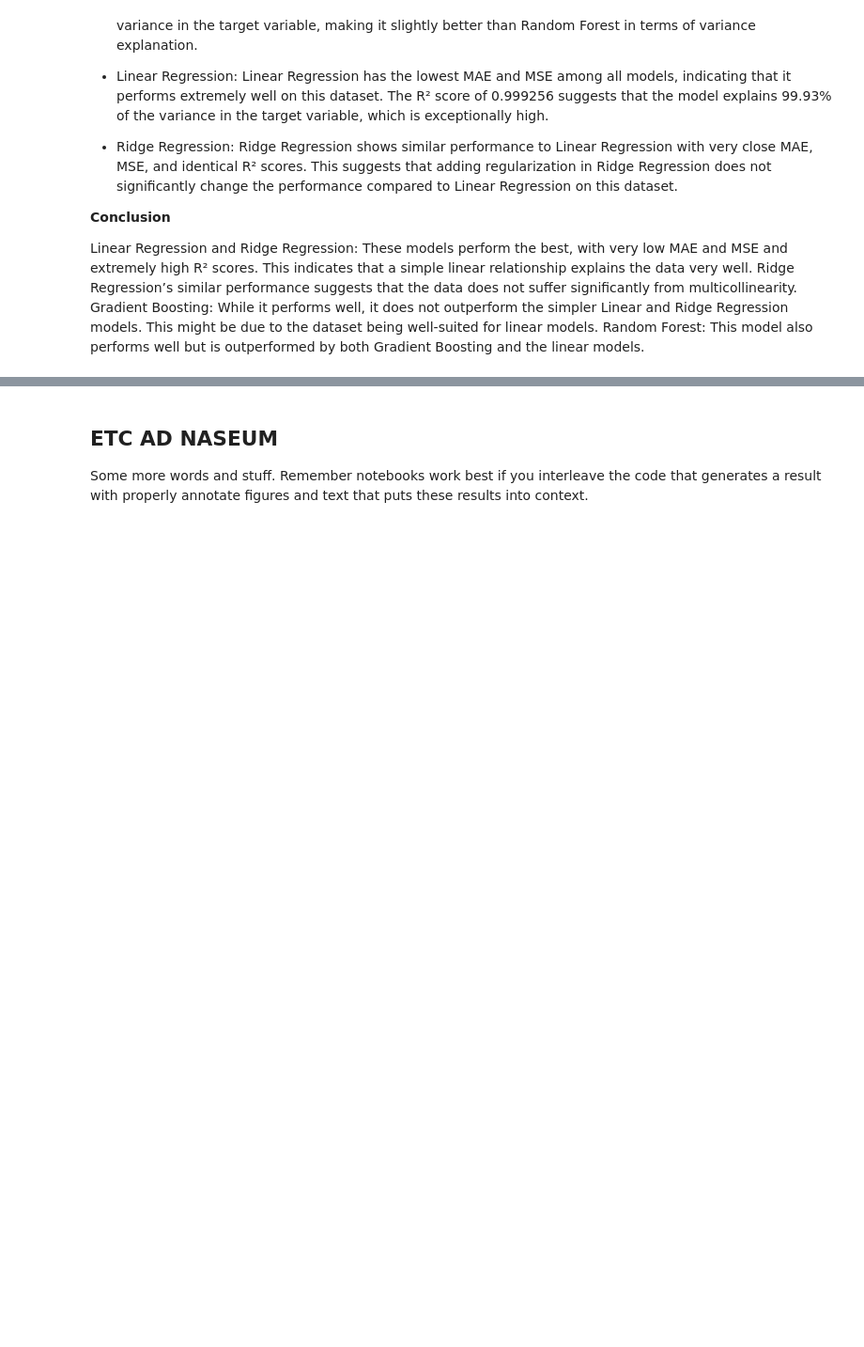
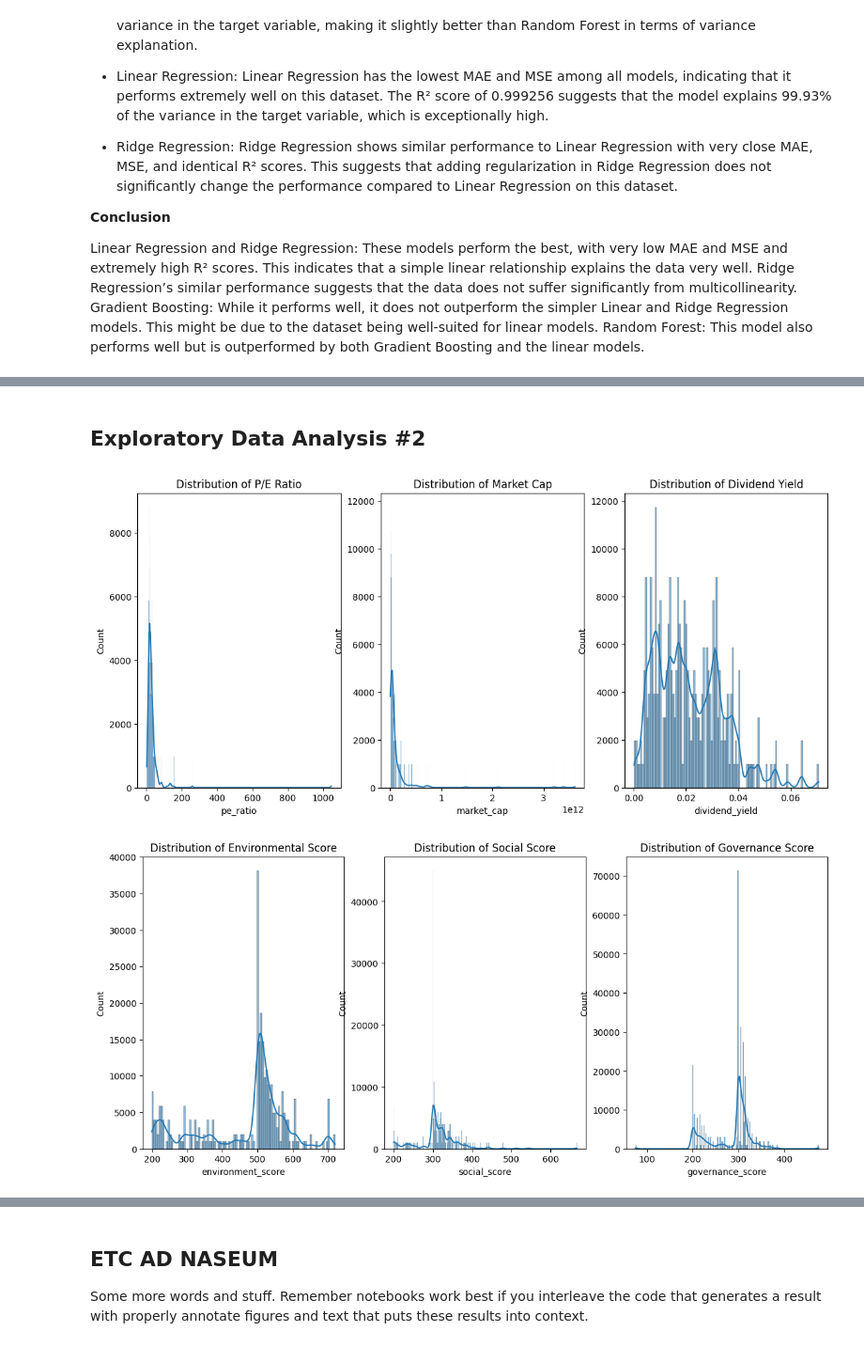
Before and after one commit to JacquelynGarcia/ESGStockPredictor, a Jupyter notebook: FinalProject_Group025-FA24.ipynb, the cells around one changed output, grey strips where cells are left out. Shown: that part at 94% size. Cells and saved outputs as stored; diff of their text form; code cells hidden in the pictures; blank space fills up the shorter version.

```diff
--- a/FinalProject_Group025-FA24.ipynb
+++ b/FinalProject_Group025-FA24.ipynb
@@ -501,0 +527,37 @@ Random Forest: This model also performs well but is outperformed by both Gradien
+# %% [markdown]
+## Exploratory Data Analysis #2
+# %%
+import seaborn as sns
+
+# Check the distribution of financial metrics
+plt.figure(figsize=(14, 6))
+plt.subplot(1, 3, 1)
+sns.histplot(final_data['pe_ratio'], kde=True)
+plt.title('Distribution of P/E Ratio')
+
+plt.subplot(1, 3, 2)
+sns.histplot(final_data['market_cap'], kde=True)
+plt.title('Distribution of Market Cap')
+
+plt.subplot(1, 3, 3)
+sns.histplot(final_data['dividend_yield'], kde=True)
+plt.title('Distribution of Dividend Yield')
+plt.show()
+
+# Check the distribution of ESG scores
+plt.figure(figsize=(14, 6))
+plt.subplot(1, 3, 1)
+sns.histplot(final_data['environment_score'], kde=True)
+plt.title('Distribution of Environmental Score')
+
+plt.subplot(1, 3, 2)
+sns.histplot(final_data['social_score'], kde=True)
+plt.title('Distribution of Social Score')
+
+plt.subplot(1, 3, 3)
+sns.histplot(final_data['governance_score'], kde=True)
+plt.title('Distribution of Governance Score')
+plt.show()
+# %% [output]
+[figure, added]
+[figure, added]
```
Also changed, not shown: parts of 19 cells of this notebook, 1 other file.
